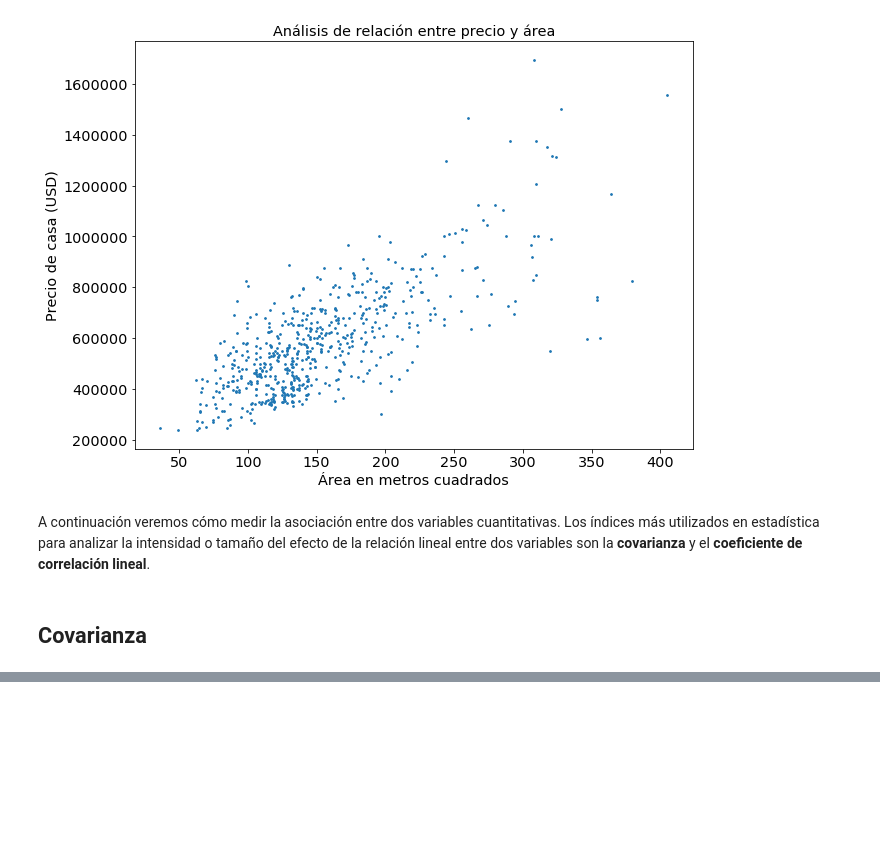
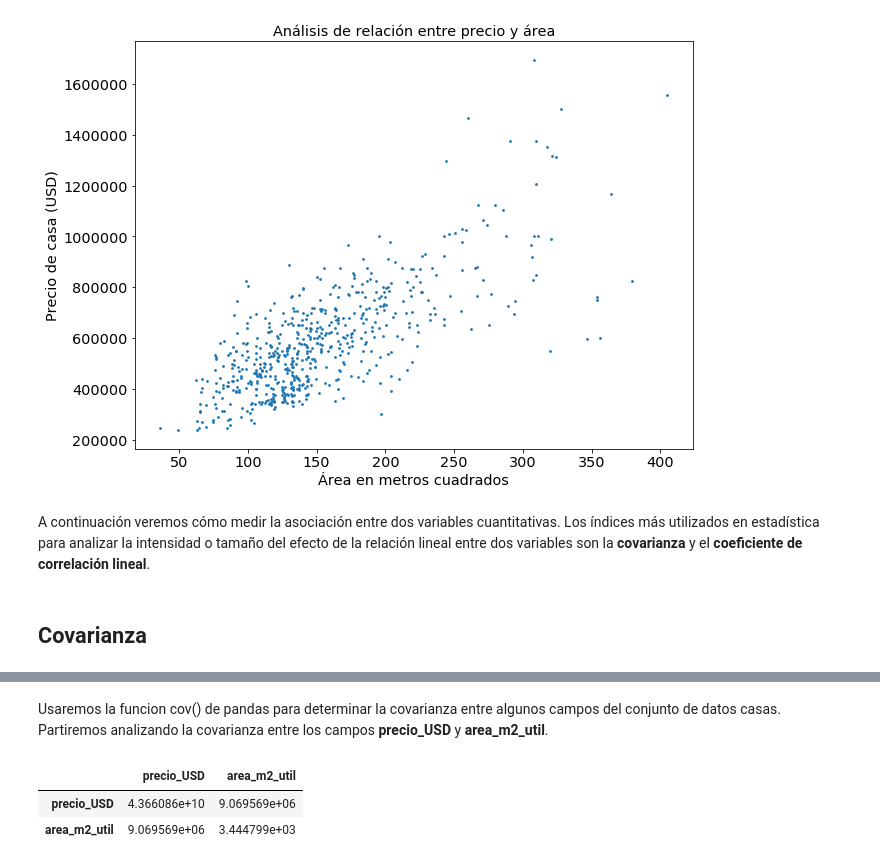
Before and after one commit to MetricLearning/diplomado_datascience, a Jupyter notebook: 04_Introduccion_estadistica/02_Analisis_de_correlacion.ipynb, the cells around one changed output, grey strips where cells are left out. Cells and saved outputs as stored; diff of their text form; code cells hidden in the pictures; blank space fills up the shorter version.

Commit message:
Improved notebook about covarianza and correlacion

```diff
--- a/04_Introduccion_estadistica/02_Analisis_de_correlacion.ipynb
+++ b/04_Introduccion_estadistica/02_Analisis_de_correlacion.ipynb
@@ -97,0 +104,8 @@ $S_{xy} = \frac{1}{N} \sum_{i=1}^N (x_i - \overline{x}) (y_i - \overline{y})$
+# %% [markdown]
+Usaremos la funcion cov() de pandas para determinar la covarianza entre algunos campos del conjunto de datos casas. Partiremos analizando la covarianza entre los campos **precio_USD** y **area_m2_util**.
+# %%
+casas[['precio_USD','area_m2_util']].cov()
+# %% [output]
+|  | precio_USD | area_m2_util |
+| precio_USD | 4.366086e+10 | 9.069569e+06 |
+| area_m2_util | 9.069569e+06 | 3.444799e+03 |
```
Also changed, not shown: parts of 10 cells of this notebook, 3 other files.
